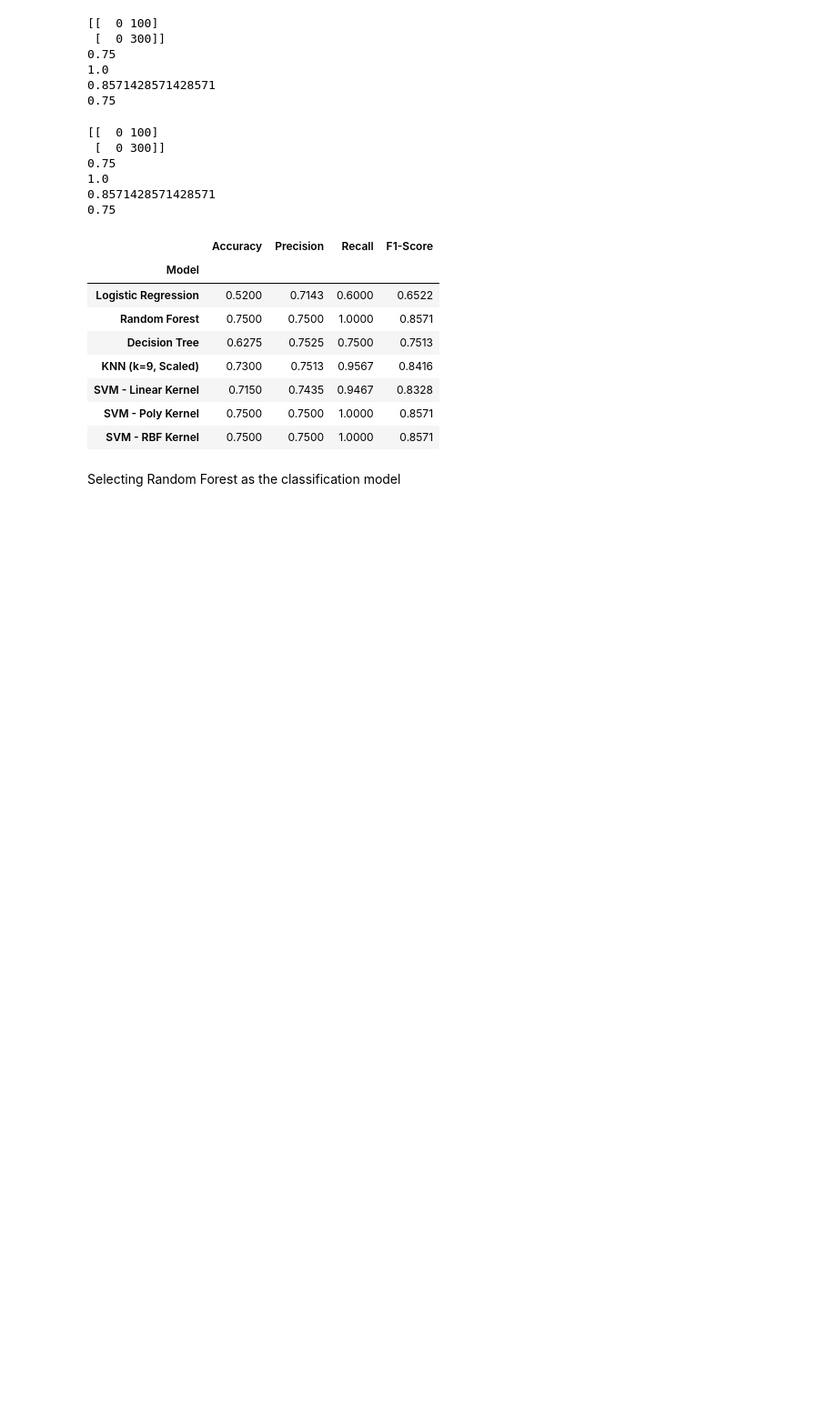
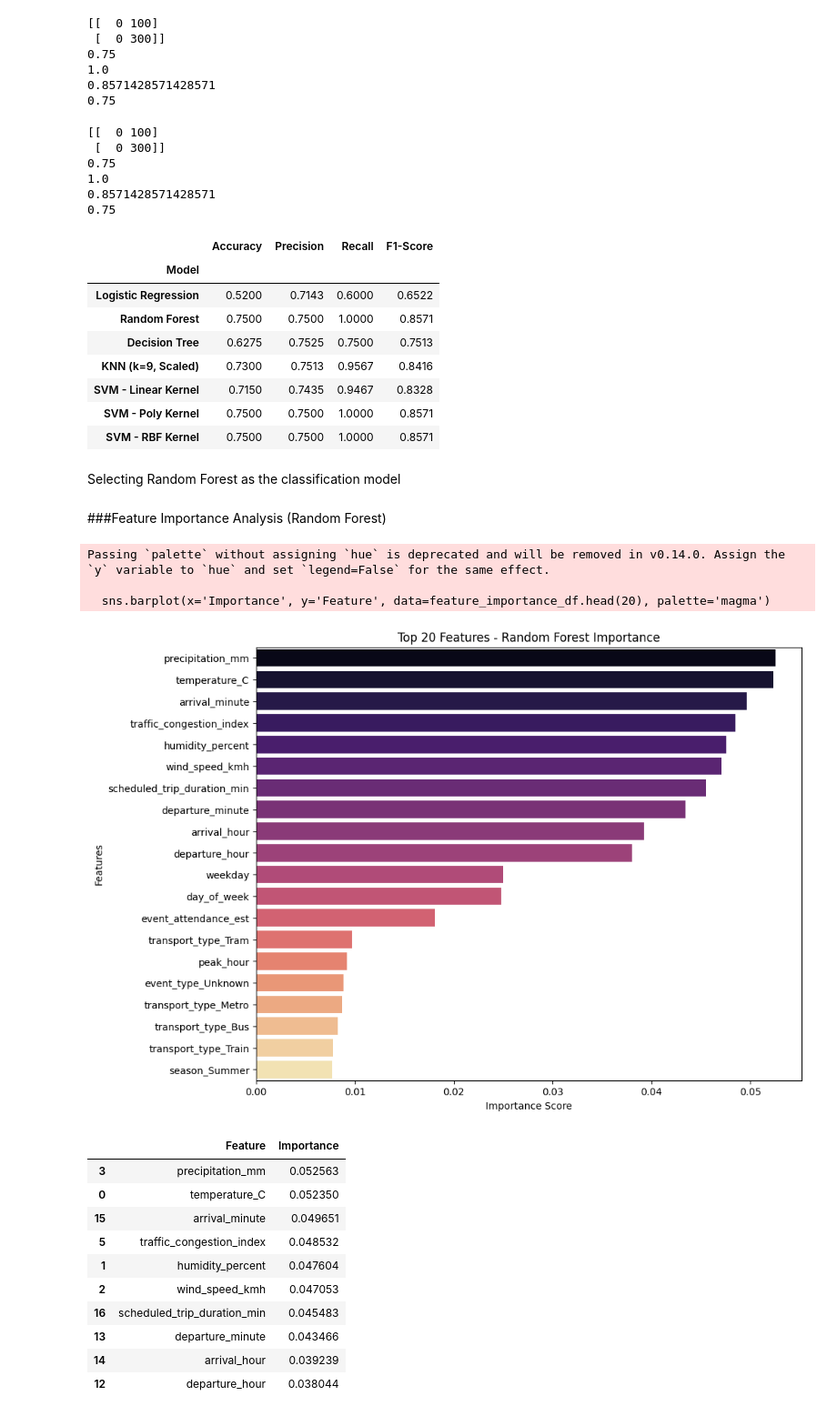
Before and after one commit to A-b-h-i-n-a-V-01/Public-Transport-Delay-Prediction, a Jupyter notebook: Public_Transport_Delay_Prediction.ipynb, the cells around one changed output. Shown at 91% size. Saved outputs shown, nothing was run; the diff lists cells and outputs as text; code cells hidden in the pictures; blank space fills up the shorter version.

Commit message:
Feature Importance

```diff
--- a/Public_Transport_Delay_Prediction.ipynb
+++ b/Public_Transport_Delay_Prediction.ipynb
@@ -905,3 +907,45 @@ display(comparison_df.round(4))
 | SVM - RBF Kernel | 0.7500 | 0.7500 | 1.0000 | 0.8571 |
 # %% [markdown]
 Selecting Random Forest as the classification model
+# %% [markdown]
+###Feature Importance Analysis (Random Forest)
+# %%
+import matplotlib.pyplot as plt
+import seaborn as sns
+
+# Get feature importances from the model
+importances = rf_model.feature_importances_
+feature_names = X_train.columns
+
+# Create a DataFrame for visualization
+feature_importance_df = pd.DataFrame({
+    'Feature': feature_names,
+    'Importance': importances
+}).sort_values(by='Importance', ascending=False)
+
+# Plot the top 20 features
+plt.figure(figsize=(10, 8))
+sns.barplot(x='Importance', y='Feature', data=feature_importance_df.head(20), palette='magma')
+plt.title('Top 20 Features - Random Forest Importance')
+plt.xlabel('Importance Score')
+plt.ylabel('Features')
+plt.show()
+
+# Display the top 10 as a table
+display(feature_importance_df.head(10))
+# %% [output]
+Passing `palette` without assigning `hue` is deprecated and will be removed in v0.14.0. Assign the `y` variable to `hue` and set `legend=False` for the same effect.
+
+  sns.barplot(x='Importance', y='Feature', data=feature_importance_df.head(20), palette='magma')
+[figure, added]
+|  | Feature | Importance |
+| 3 | precipitation_mm | 0.052563 |
+| 0 | temperature_C | 0.052350 |
+| 15 | arrival_minute | 0.049651 |
+| 5 | traffic_congestion_index | 0.048532 |
+| 1 | humidity_percent | 0.047604 |
+| 2 | wind_speed_kmh | 0.047053 |
+| 16 | scheduled_trip_duration_min | 0.045483 |
+| 13 | departure_minute | 0.043466 |
+| 14 | arrival_hour | 0.039239 |
+| 12 | departure_hour | 0.038044 |
```
Also changed, not shown: parts of 3 cells of this notebook.
